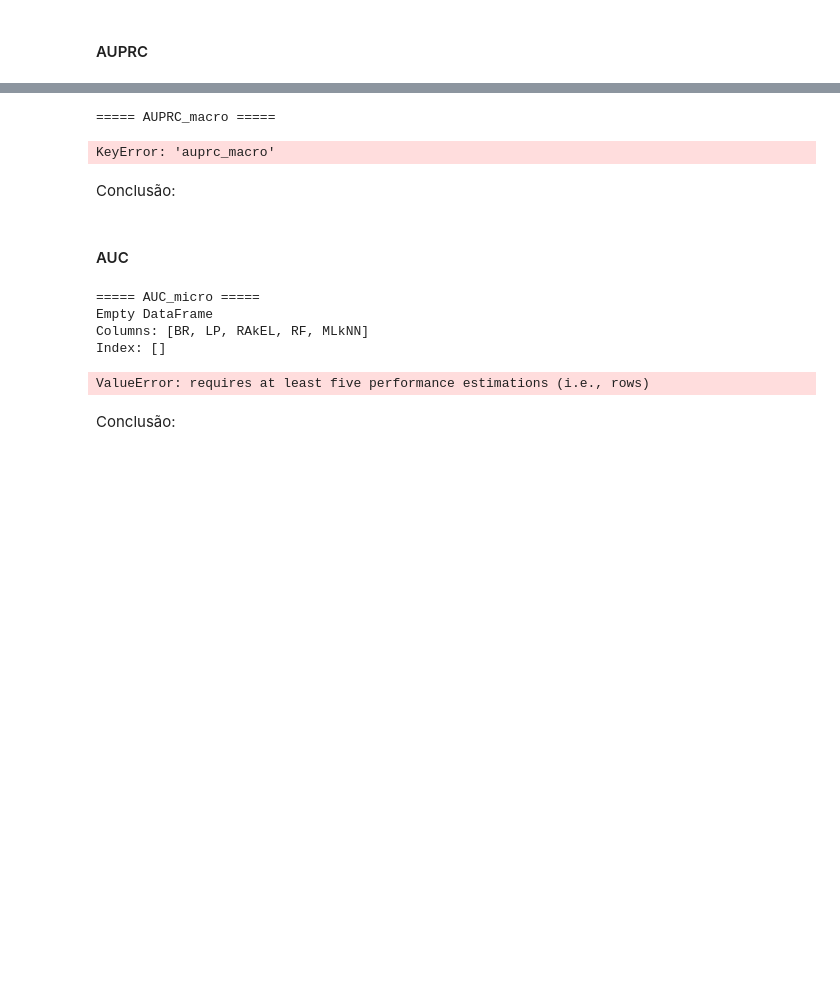
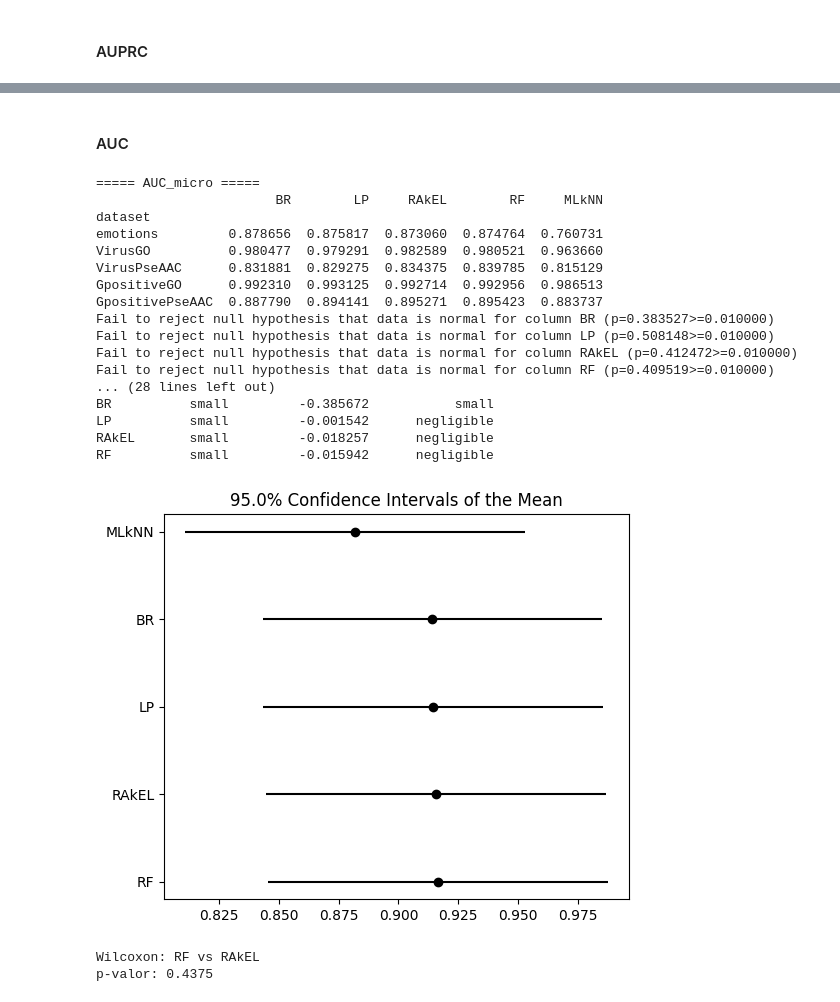
Before and after one commit to iarabertopena/ml-learning-lab, a Jupyter notebook: 10_fold_cross_validation-ml_learning_lab.ipynb, the cells around one changed output, grey strips where cells are left out. Cells and saved outputs as stored; diff of their text form; code cells hidden in the pictures; blank space fills up the shorter version.

```diff
--- a/10_fold_cross_validation-ml_learning_lab.ipynb
+++ b/10_fold_cross_validation-ml_learning_lab.ipynb
@@ -1029,41 +1016,36 @@ Conclusão:
 # %%
-from autorank import autorank, plot_stats
-from scipy.stats import wilcoxon
-import matplotlib.pyplot as plt
+# from autorank import autorank, plot_stats
+# from scipy.stats import wilcoxon
+# import matplotlib.pyplot as plt
 
-print("\n===== AUPRC_macro =====")
+# print("\n===== AUPRC_macro =====")
 
 # tabela
-df = build_table(all_results, "auprc_macro")
-df = df.dropna()
+# df = build_table(all_results, "auprc_macro")
+# df = df.dropna()
 
-print(df)
+# print(df)
 
 # Friedman + Nemenyi
-result = autorank(df, alpha=0.05, order='descending', verbose=True)
+# result = autorank(df, alpha=0.05, order='descending', verbose=True)
 
-print("\nRanking médio:")
-print(result.rankdf)
+# print("\nRanking médio:")
+# print(result.rankdf)
 
-#plot_stats(result)
-#plt.show()
+# #plot_stats(result)
+# #plt.show()
 
-plot_stats(result, allow_insignificant=True)
-plt.show()
+# plot_stats(result, allow_insignificant=True)
+# plt.show()
 
-# Wilcoxon (só com os 2 melhores)
-means = df.mean().sort_values(ascending=True)
-m1, m2 = means.index[:2]
+# # Wilcoxon (só com os 2 melhores)
+# means = df.mean().sort_values(ascending=False)
+# m1, m2 = means.index[:2]
 
-stat, p = wilcoxon(df[m1], df[m2])
+# stat, p = wilcoxon(df[m1], df[m2])
 
-print(f"\nWilcoxon: {m1} vs {m2}")
-print("p-valor:", p)
+# print(f"\nWilcoxon: {m1} vs {m2}")
+# print("p-valor:", p)
-# %% [output]
-===== AUPRC_macro =====
-KeyError: 'auprc_macro'
-# %% [markdown]
-Conclusão:
 # %% [markdown]
 #### AUC
 # %%
@@ -1073,37 +1055,50 @@ import matplotlib.pyplot as plt
 
 print("\n===== AUC_micro =====")
 
 # tabela
 df = build_table(all_results, "auc_micro")
 df = df.dropna()
 
 print(df)
 
 # Friedman + Nemenyi
 result = autorank(df, alpha=0.05, order='descending', verbose=True)
 
 print("\nRanking médio:")
 print(result.rankdf)
 
 #plot_stats(result)
 #plt.show()
 
 plot_stats(result, allow_insignificant=True)
 plt.show()
 
 # Wilcoxon (só com os 2 melhores)
-means = df.mean().sort_values(ascending=True)
+means = df.mean().sort_values(ascending=False)
 m1, m2 = means.index[:2]
 
 stat, p = wilcoxon(df[m1], df[m2])
 
 print(f"\nWilcoxon: {m1} vs {m2}")
 print("p-valor:", p)
 # %% [output]
 ===== AUC_micro =====
-Empty DataFrame
-Columns: [BR, LP, RAkEL, RF, MLkNN]
-Index: []
+                       BR        LP     RAkEL        RF     MLkNN
+dataset
+emotions         0.878656  0.875817  0.873060  0.874764  0.760731
+VirusGO          0.980477  0.979291  0.982589  0.980521  0.963660
+VirusPseAAC      0.831881  0.829275  0.834375  0.839785  0.815129
+GpositiveGO      0.992310  0.993125  0.992714  0.992956  0.986513
+GpositivePseAAC  0.887790  0.894141  0.895271  0.895423  0.883737
+Fail to reject null hypothesis that data is normal for column BR (p=0.383527>=0.010000)
+Fail to reject null hypothesis that data is normal for column LP (p=0.508148>=0.010000)
+Fail to reject null hypothesis that data is normal for column RAkEL (p=0.412472>=0.010000)
+Fail to reject null hypothesis that data is normal for column RF (p=0.409519>=0.010000)
+... (28 lines left out)
+BR          small         -0.385672           small
+LP          small         -0.001542      negligible
+RAkEL       small         -0.018257      negligible
+RF          small         -0.015942      negligible
+[figure, added]
-ValueError: requires at least five performance estimations (i.e., rows)
+Wilcoxon: RF vs RAkEL
+p-valor: 0.4375
-# %% [markdown]
-Conclusão:
```
Also changed, not shown: parts of 31 cells of this notebook.
